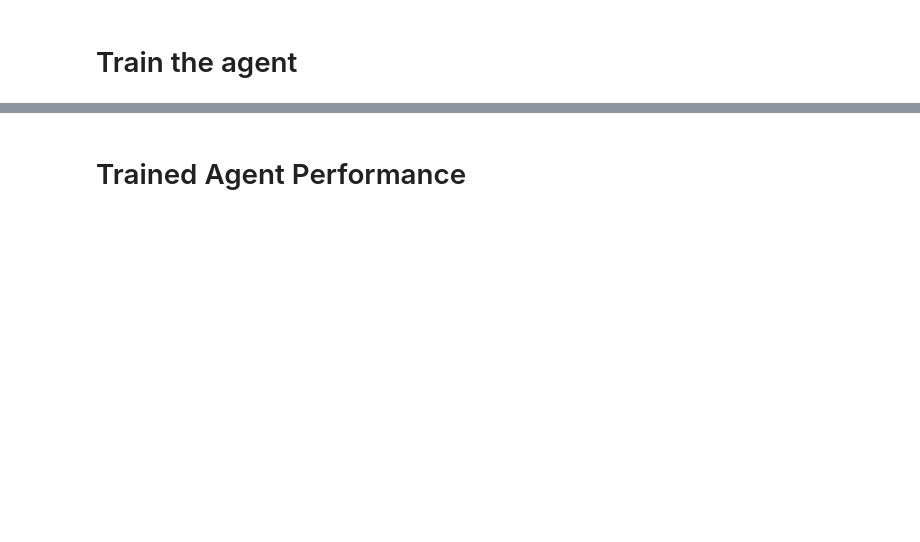
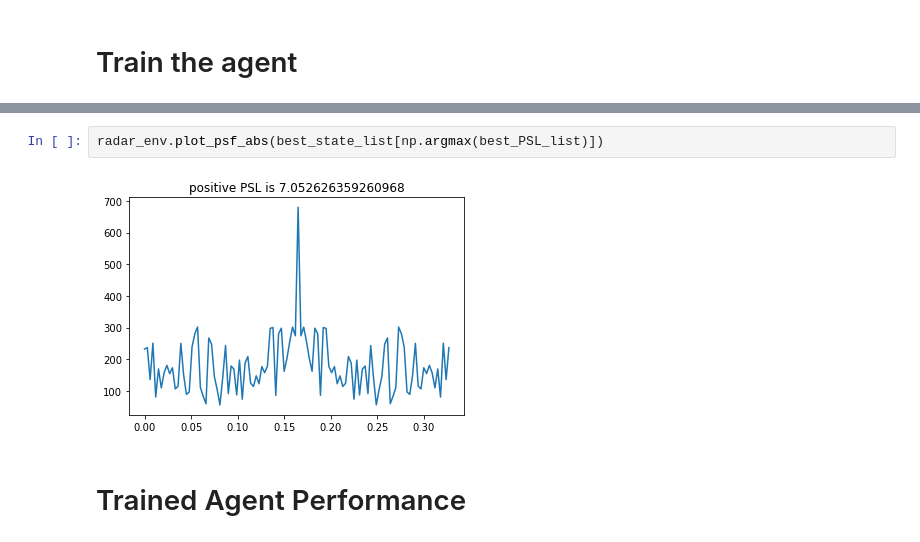
Before and after one commit to LOVGC/RL_Simple_Model, a Jupyter notebook: simple_model_for_testing_v2.ipynb, the cells around one changed output, grey strips where cells are left out. Drawn from its saved outputs; the diff is of its cells as text; blank space fills up the shorter version.

```diff
--- a/simple_model_for_testing_v2.ipynb
+++ b/simple_model_for_testing_v2.ipynb
@@ -332,2 +352,6 @@ radar_env.plot_psf_abs(radar_env.current_best_state)
+# %%
+radar_env.plot_psf_abs(best_state_list[np.argmax(best_PSL_list)])
+# %% [output]
+[figure, added]
 # %% [markdown]
 # Trained Agent Performance
```
Also changed, not shown: parts of 7 cells of this notebook.
